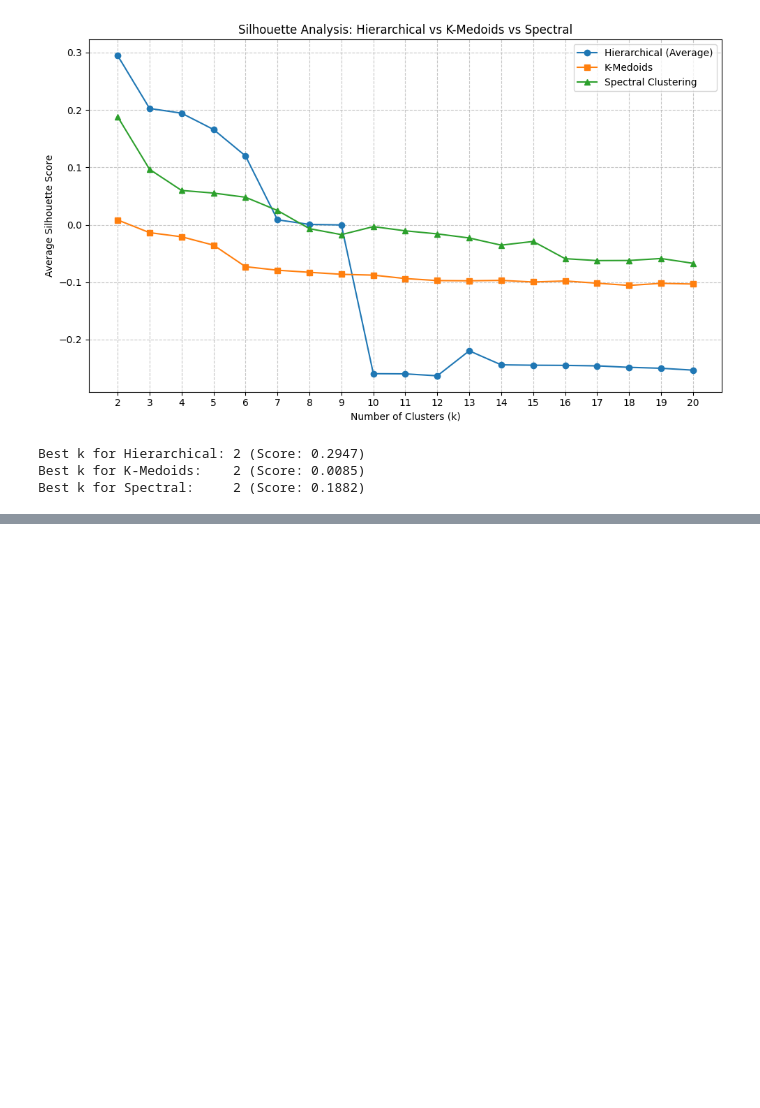
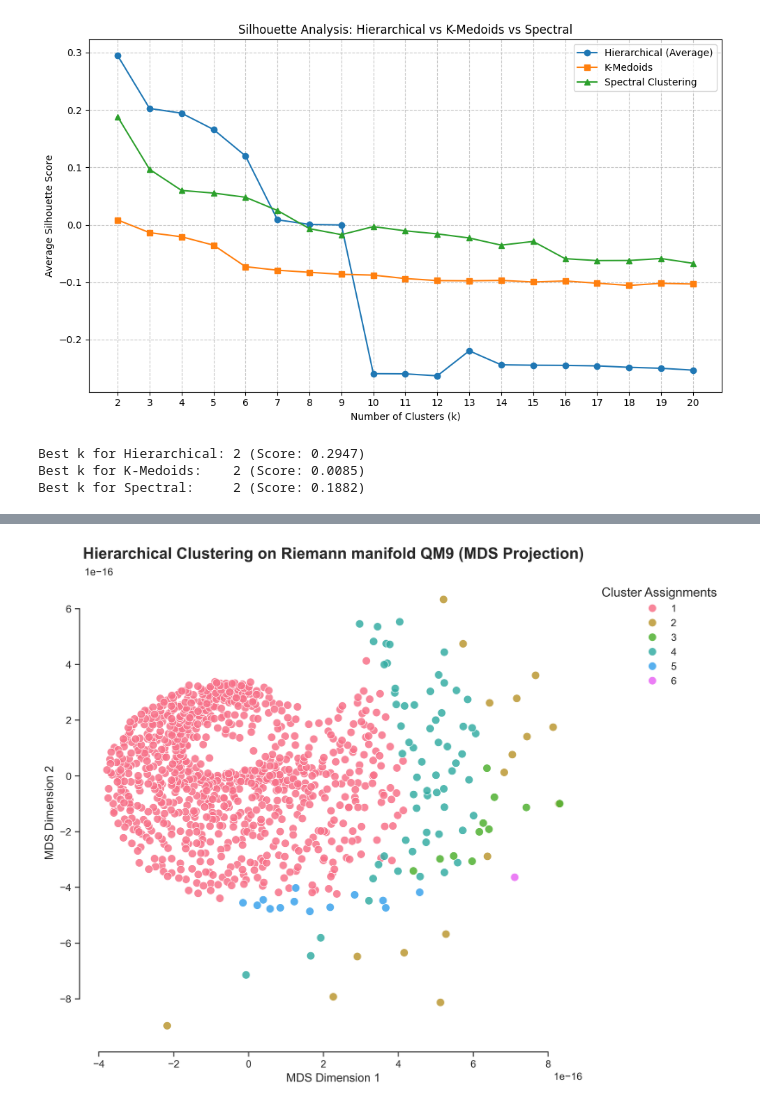
Before and after one commit to karlfindhansen/Non-Euclidean-Distances-in-Molecular-Representation, a Jupyter notebook: notebooks/QM9/evaluation/non_euclidean/grassmann/eval_grassmann.ipynb, the cells around one changed output, grey strips where cells are left out. Saved outputs shown, nothing was run; the diff lists cells and outputs as text; code cells hidden in the pictures; blank space fills up the shorter version.

```diff
--- a/notebooks/QM9/evaluation/non_euclidean/grassmann/eval_grassmann.ipynb
+++ b/notebooks/QM9/evaluation/non_euclidean/grassmann/eval_grassmann.ipynb
@@ -151 +170,82 @@ If the viewer does not open automatically, run `chemiscope show qm9_MDS_clusteri
 [interactive output not drawn]
+# %%
+# make a beautiful plot of all the clusters where it is projected using mds and save it
+# 1. Setup UMAP (added n_neighbors and min_dist for better aesthetic tuning)
+# umap_reducer = UMAP(n_components=2, metric='euclidean', n_neighbors=15, min_dist=0.1, random_state=42)
+# umap_embedding = umap_reducer.fit_transform(scaled_matrix)
+import seaborn as sns
+from sklearn.manifold import TSNE, MDS
+
+mds = MDS(n_components=2, random_state=42, metric='precomputed')
+mds_embedding = mds.fit_transform(distance_matrix)
+
+# pca reducer
+# pca_reducer = PCA(n_components=2, random_state=42)
+# pca_embedding = pca_reducer.fit_transform(scaled_matrix)
+
+# 2. Setup Professional Plot Style
+sns.set_theme(style="ticks", context="paper", font_scale=1.2)
+fig, ax = plt.subplots(figsize=(10, 8), dpi=300) # High DPI makes it crisp for papers/presentations
+
+# Convert labels to numpy array for boolean masking
+labels = np.array(labels)
+unique_labels = np.unique(labels)
+n_clusters = len([l for l in unique_labels if l != -1])
+
+# 3. Plot Noise First (so it stays in the background!)
+noise_mask = (labels == -1)
+if noise_mask.any():
+    ax.scatter(
+        mds_embedding[noise_mask, 0],
+        mds_embedding[noise_mask, 1],
+        c='#B0B0B0',        # Soft silver/grey
+        s=15,               # Smaller size
+        alpha=0.4,          # Highly transparent
+        label='Noise (-1)',
+        edgecolors='none'
+    )
+
+# 4. Plot the Valid Clusters
+cluster_mask = (labels != -1)
+if cluster_mask.any():
+    # Use a vibrant, visually pleasing palette
+    palette = sns.color_palette("husl", n_clusters)
+
+    sns.scatterplot(
+        x=mds_embedding[cluster_mask, 0],
+        y=mds_embedding[cluster_mask, 1],
+        hue=labels[cluster_mask],
+        palette=palette,
+        s=70,               # Larger size for valid points
+        alpha=0.85,         # Slight transparency to show density
+        edgecolor='white',  # Adds a crisp outline to overlapping points
+        linewidth=0.6,
+        ax=ax,
+        legend='full'
+    )
+
+# 5. Typography and Labels
+ax.set_title('Hierarchical Clustering on Riemann manifold QM9 (MDS Projection)',
+             fontsize=16, fontweight='bold', pad=20)
+ax.set_xlabel('MDS Dimension 1', fontsize=12, fontweight='medium')
+ax.set_ylabel('MDS Dimension 2', fontsize=12, fontweight='medium')
+
+# 6. Clean up the box/axes (Despine)
+sns.despine(trim=True, offset=5)
+
+# 7. Legend Formatting
+# Move legend outside the plot, remove its ugly box
+ax.legend(title="Cluster Assignments",
+          bbox_to_anchor=(1.02, 1),
+          loc='upper left',
+          frameon=False,
+          title_fontsize='13')
+
+plt.tight_layout()
+
+# Save it as a high-quality image (optional)
+plt.savefig("figures/qm9/non_euclidean/grassmann/invariant_features/hier_mds_clusters.png", dpi=300, bbox_inches='tight')
+
+plt.show()
+# %% [output]
+[figure, added]
```
Also changed, not shown: parts of 5 cells of this notebook, 19 other files.
